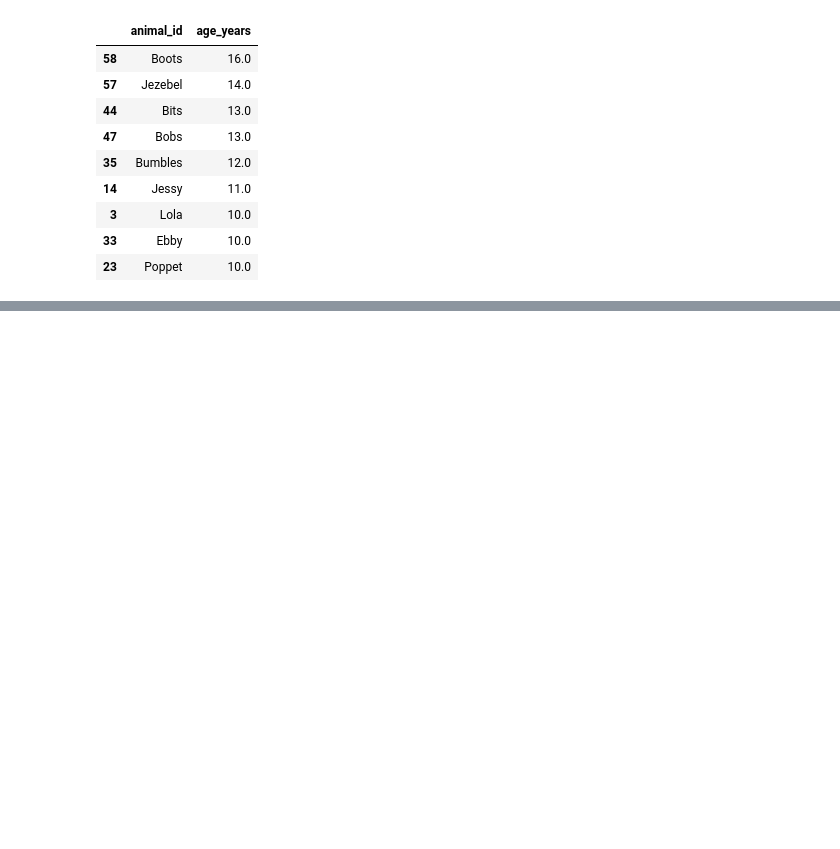
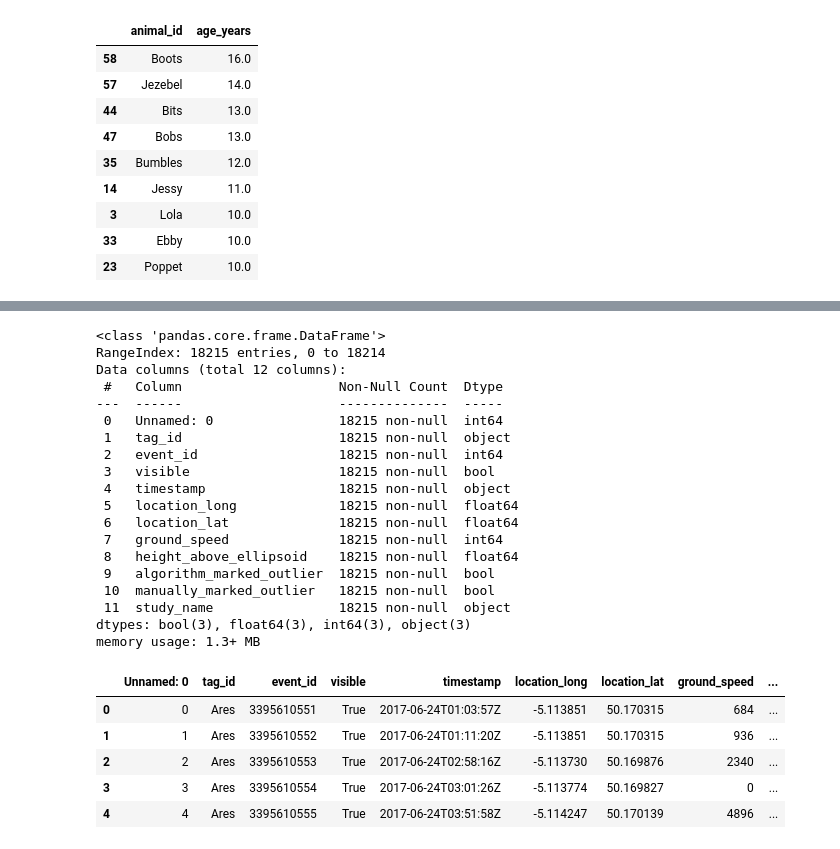
Before and after one commit to pypr-24/pypr-lectures, a Jupyter notebook: week08/cats_analysis.ipynb, the cells around one changed output, grey strips where cells are left out. Cells and saved outputs as stored; diff of their text form; code cells hidden in the pictures; blank space fills up the shorter version.

```diff
--- a/week08/cats_analysis.ipynb
+++ b/week08/cats_analysis.ipynb
@@ -131,0 +145,31 @@ old_female_cats.sort_values(by=['age_years'], ascending=False)
+# %%
+activity = cats.read_data('cats_uk.csv')
+# activity.columns
+activity.info()
+activity.head()
+# %% [output]
+<class 'pandas.core.frame.DataFrame'>
+RangeIndex: 18215 entries, 0 to 18214
+Data columns (total 12 columns):
+ #   Column                    Non-Null Count  Dtype
+---  ------                    --------------  -----
+ 0   Unnamed: 0                18215 non-null  int64
+ 1   tag_id                    18215 non-null  object
+ 2   event_id                  18215 non-null  int64
+ 3   visible                   18215 non-null  bool
+ 4   timestamp                 18215 non-null  object
+ 5   location_long             18215 non-null  float64
+ 6   location_lat              18215 non-null  float64
+ 7   ground_speed              18215 non-null  int64
+ 8   height_above_ellipsoid    18215 non-null  float64
+ 9   algorithm_marked_outlier  18215 non-null  bool
+ 10  manually_marked_outlier   18215 non-null  bool
+ 11  study_name                18215 non-null  object
+dtypes: bool(3), float64(3), int64(3), object(3)
+memory usage: 1.3+ MB
+|  | Unnamed: 0 | tag_id | event_id | visible | timestamp | location_long | location_lat | ground_speed | ... |
+| 0 | 0 | Ares | 3395610551 | True | 2017-06-24T01:03:57Z | -5.113851 | 50.170315 | 684 | ... |
+| 1 | 1 | Ares | 3395610552 | True | 2017-06-24T01:11:20Z | -5.113851 | 50.170315 | 936 | ... |
+| 2 | 2 | Ares | 3395610553 | True | 2017-06-24T02:58:16Z | -5.113730 | 50.169876 | 2340 | ... |
+| 3 | 3 | Ares | 3395610554 | True | 2017-06-24T03:01:26Z | -5.113774 | 50.169827 | 0 | ... |
+| 4 | 4 | Ares | 3395610555 | True | 2017-06-24T03:51:58Z | -5.114247 | 50.170139 | 4896 | ... |
```
Also changed, not shown: parts of 11 cells of this notebook, 3 other files.
